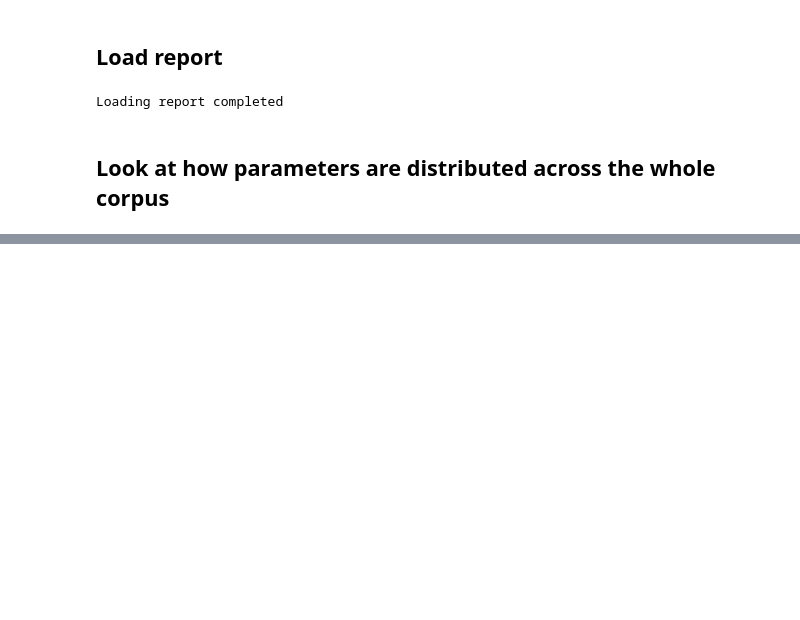
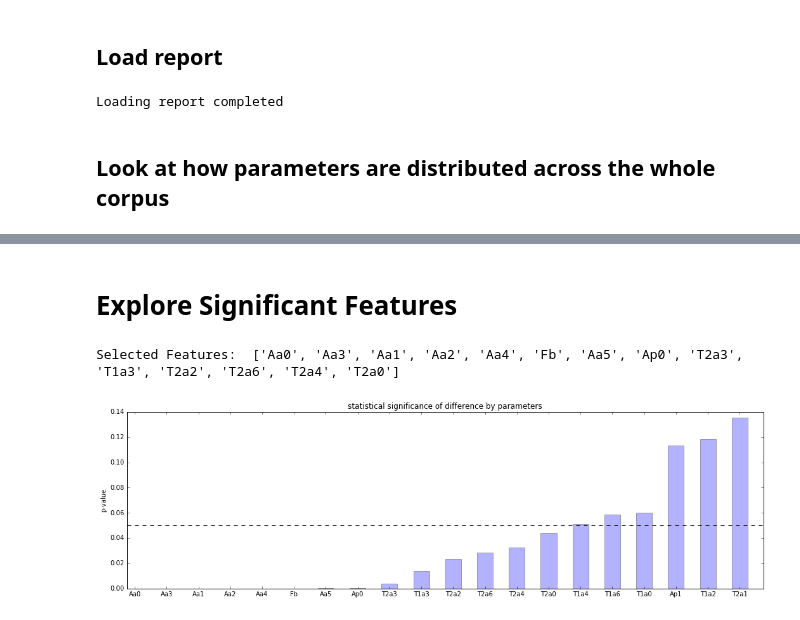
Before and after one commit to qdenisq/Fujisaki, a Jupyter notebook: PYTHON/Report_analysis.ipynb, the cells around one changed output, grey strips where cells are left out. Saved outputs shown, nothing was run; the diff lists cells and outputs as text; code cells hidden in the pictures; blank space fills up the shorter version.

```diff
--- a/PYTHON/Report_analysis.ipynb
+++ b/PYTHON/Report_analysis.ipynb
@@ -121,0 +124,31 @@ print(pretty_tbl)
+# %% [markdown]
+# Explore Significant Features
+# %%
+import stat_utils as st
+anova = st.calc_anova(directory, verbose=False)
+
+import operator
+import matplotlib.pyplot as plt
+params, anova_res = zip(*sorted(anova.items(), key=operator.itemgetter(1)))
+
+thresh = 0.05
+# take those parameters with p-values less than thresh=0.05
+Idx = [ind for ind in range(len(anova_res)) if anova_res[ind] < thresh]
+selected_features = [params[i] for i in Idx]
+print 'Selected Features: ', selected_features
+# take first 20 parameters
+split = 20
+left = np.arange(split)
+fig, ax = plt.subplots(figsize=(18,5))
+width = 0.5
+ax.bar(left, anova_res[:split], width, alpha = 0.3)
+# add some text for labels, title and axes ticks
+ax.set_ylabel('p-value')
+ax.set_title('statistical significance of difference by parameters')
+ax.set_xticks(left + width / 2)
+ax.set_xticklabels(params[:split])
+plt.axhline(y=thresh, linewidth=1, color ='k', linestyle='--')
+plt.show()
+# %% [output]
+Selected Features:  ['Aa0', 'Aa3', 'Aa1', 'Aa2', 'Aa4', 'Fb', 'Aa5', 'Ap0', 'T2a3', 'T1a3', 'T2a2', 'T2a6', 'T2a4', 'T2a0']
+[figure, added]
```
Also changed, not shown: parts of 13 cells of this notebook, 9 other files.
